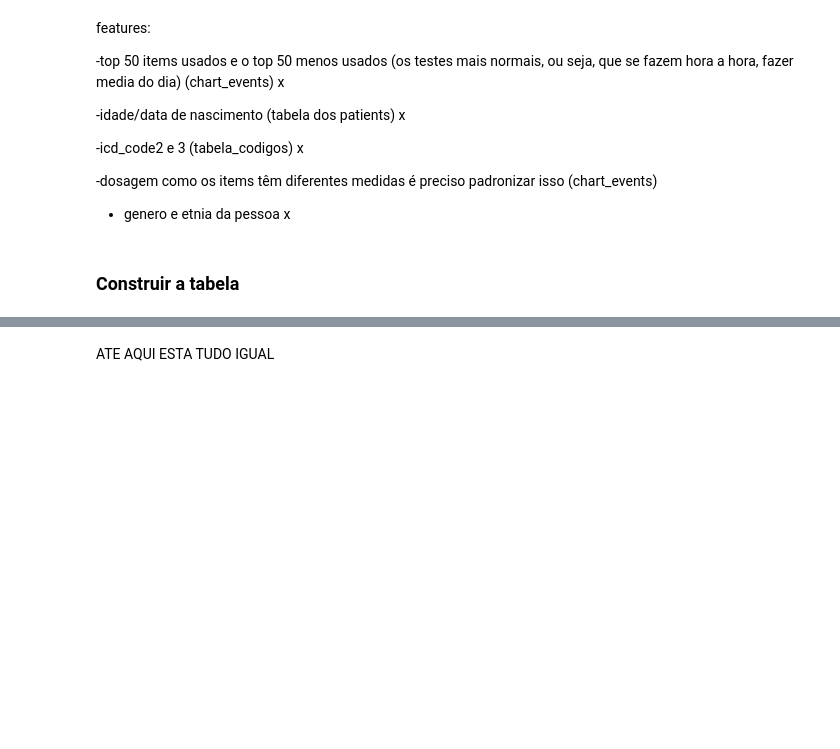
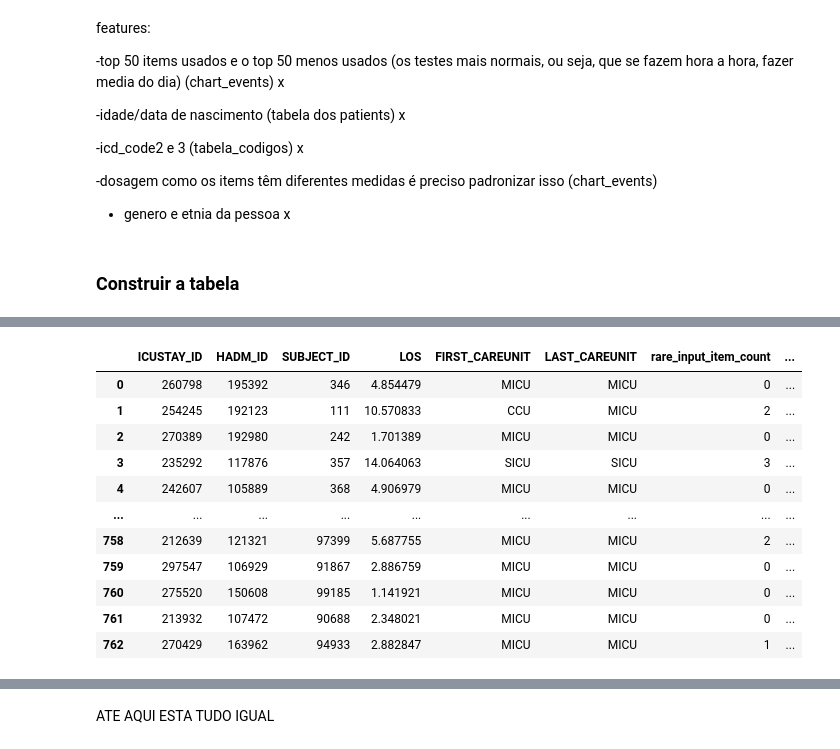
Before and after one commit to RodriCouto/ML_na_previsao_do_tempo_de_internato, a Jupyter notebook: ML_projeto2.ipynb, the cells around one changed output, grey strips where cells are left out. Cells and saved outputs as stored; diff of their text form; code cells hidden in the pictures; blank space fills up the shorter version.

```diff
--- a/ML_projeto2.ipynb
+++ b/ML_projeto2.ipynb
@@ -135,9 +141,9 @@ chart_events = pd.read_csv('C:/Users/rodri/OneDrive/Ambiente de Trabalho/Matemá
 lab_events = pd.read_csv('C:/Users/rodri/OneDrive/Ambiente de Trabalho/Matemática Rodrigo/Mestrado/2ºsemestre/ML/Projeto2/lab_events_filtered.csv')
 admissions = pd.read_csv('C:/Users/rodri/OneDrive/Ambiente de Trabalho/Matemática Rodrigo/Mestrado/2ºsemestre/ML/Projeto2/admissions_filtered.csv')
 icustays = pd.read_csv('C:/Users/rodri/OneDrive/Ambiente de Trabalho/Matemática Rodrigo/Mestrado/2ºsemestre/ML/Projeto2/icustays_filtered.csv')
-inputevents_cv = pd.read_csv('C:/Users/rodri/OneDrive/Ambiente de Trabalho/Matemática Rodrigo/Mestrado/2ºsemestre/ML/Projeto2/inputevents_cv_filtered.csv')
-inputevents_mv = pd.read_csv('C:/Users/rodri/OneDrive/Ambiente de Trabalho/Matemática Rodrigo/Mestrado/2ºsemestre/ML/Projeto2/inputevents_mv_filtered.csv')
-items = pd.read_csv('C:/Users/rodri/Downloads/D_ITEMS.csv')
+input_cv = pd.read_csv('C:/Users/rodri/OneDrive/Ambiente de Trabalho/Matemática Rodrigo/Mestrado/2ºsemestre/ML/Projeto2/inputevents_cv_filtered.csv')
+input_mv = pd.read_csv('C:/Users/rodri/OneDrive/Ambiente de Trabalho/Matemática Rodrigo/Mestrado/2ºsemestre/ML/Projeto2/inputevents_mv_filtered.csv')
+d_items = pd.read_csv('C:/Users/rodri/Downloads/D_ITEMS.csv')
 labitems = pd.read_csv('C:/Users/rodri/Downloads/D_LABITEMS.csv')
 patients = pd.read_csv('C:/Users/rodri/OneDrive/Ambiente de Trabalho/Matemática Rodrigo/Mestrado/2ºsemestre/ML/Projeto2/patients_filtered.csv')
 diagnoses = pd.read_csv('C:/Users/rodri/Downloads/DIAGNOSES_ICD.csv')
@@ -849,10 +887,0 @@ print(pivot.head())
-# %%
-#ICD9_CODES
-pivot = pivot.merge(
-    tabela_codigos[['HADM_ID', 'ICD9_CODE_2', 'ICD9_CODE_3']],
-    on='HADM_ID',
-    how='left'
-)
-
-print(pivot.shape)
-print(pivot.head())
@@ -876,0 +899,72 @@ print(pivot.head())
+# %%
+def transform_selected_items(pivot, d_items, selected_items):
+    item_to_category = (
+        d_items[d_items['ITEMID'].isin(selected_items)]
+        .set_index('ITEMID')['CATEGORY']
+        .astype(str)
+        .to_dict()
+    )
+
+    # Adicionar 'Unknown' para itens não mapeados
+    for item in selected_items:
+        if item not in item_to_category:
+            item_to_category[item] = 'Unknown'
+            print(f"Aviso: Item {item} não encontrado em d_items - mapeado como 'Unknown'")
+
+    categories = sorted(set(item_to_category.values()), key=str)
+
+    # Inicializar DataFrames para resultados
+    total_df = pd.DataFrame(0, index=pivot.index, columns=[f'TOTAL_{c}' for c in categories])
+    dose_sum_df = pd.DataFrame(0, index=pivot.index, columns=[f'DOSE_SUM_{c}' for c in categories])
+    count_df = pd.DataFrame(0, index=pivot.index, columns=[f'COUNT_{c}' for c in categories])
+
+    for item in selected_items:
+        category = item_to_category[item]
+
+        # Processar input (se existir a coluna)
+        input_col = f'input_item_{item}'
+        if input_col in pivot.columns:
+            total_df[f'TOTAL_{category}'] += pivot[input_col]
+            count_df[f'COUNT_{category}'] += (pivot[input_col] > 0).astype(int)
+
+        # Processar dose (se existir a coluna)
+        dose_col = f'MEAN_DOSE_INPUT_{item}'
+        if dose_col in pivot.columns:
+            mask = pivot[dose_col] > 0
+            dose_sum_df[f'DOSE_SUM_{category}'] += pivot[dose_col].where(mask, 0)
+
+    # Calcular médias de dose
+    avg_dose_df = pd.DataFrame(index=pivot.index)
+    for category in categories:
+        count_col = f'COUNT_{category}'
+        dose_sum_col = f'DOSE_SUM_{category}'
+
+        avg_dose_df[f'AVG_DOSE_{category}'] = np.where(
+            count_df[count_col] > 0,
+            dose_sum_df[dose_sum_col] / count_df[count_col],
+            0
+        )
+
+    cols_to_keep = [col for col in pivot.columns
+                   if not (col.startswith('input_item_') and int(col.split('_')[-1]) in selected_items) and
+                   not (col.startswith('MEAN_DOSE_INPUT_') and int(col.split('_')[-1]) in selected_items)]
+
+    new_pivot = pd.concat([
+        pivot[cols_to_keep],
+        total_df,
+        avg_dose_df
+    ], axis=1)
+
+    for category in categories:
+        total_col = f'TOTAL_{category}'
+        dose_col = f'AVG_DOSE_{category}'
+        new_pivot[dose_col] = new_pivot[dose_col].where(new_pivot[total_col] > 0, 0)
+
+    return new_pivot
+
+pivot = transform_selected_items(pivot, d_items, selected_items)
+
+
+print(pivot.shape)
+pivot
+# %% [output]
@@ -876,0 +972,12 @@ print(pivot.head())
+|  | ICUSTAY_ID | HADM_ID | SUBJECT_ID | LOS | FIRST_CAREUNIT | LAST_CAREUNIT | rare_input_item_count | ... |
+| 0 | 260798 | 195392 | 346 | 4.854479 | MICU | MICU | 0 | ... |
+| 1 | 254245 | 192123 | 111 | 10.570833 | CCU | MICU | 2 | ... |
+| 2 | 270389 | 192980 | 242 | 1.701389 | MICU | MICU | 0 | ... |
+| 3 | 235292 | 117876 | 357 | 14.064063 | SICU | SICU | 3 | ... |
+| 4 | 242607 | 105889 | 368 | 4.906979 | MICU | MICU | 0 | ... |
+| ... | ... | ... | ... | ... | ... | ... | ... | ... |
+| 758 | 212639 | 121321 | 97399 | 5.687755 | MICU | MICU | 2 | ... |
+| 759 | 297547 | 106929 | 91867 | 2.886759 | MICU | MICU | 0 | ... |
+| 760 | 275520 | 150608 | 99185 | 1.141921 | MICU | MICU | 0 | ... |
+| 761 | 213932 | 107472 | 90688 | 2.348021 | MICU | MICU | 0 | ... |
+| 762 | 270429 | 163962 | 94933 | 2.882847 | MICU | MICU | 1 | ... |
```
Also changed, not shown: parts of 49 cells of this notebook.
